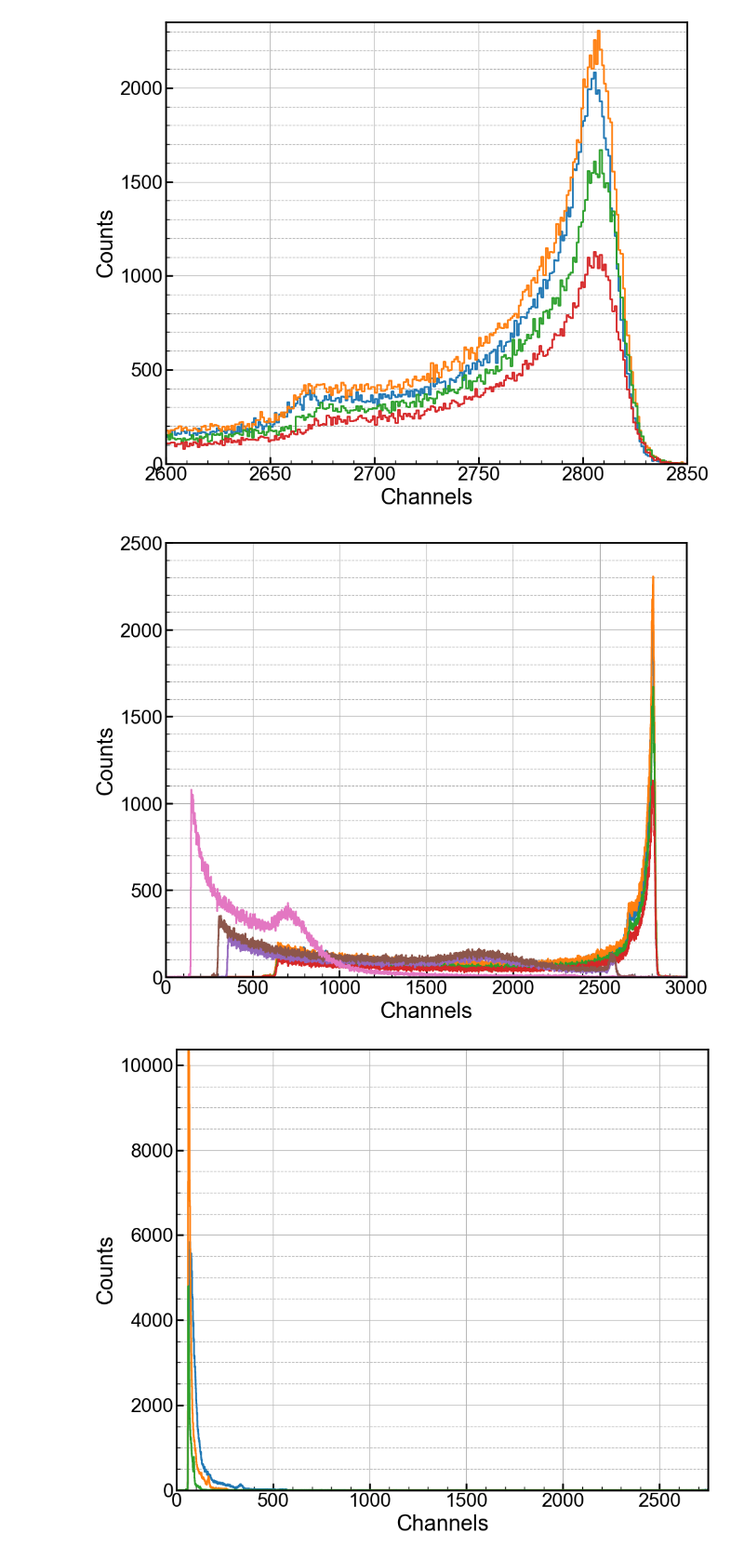
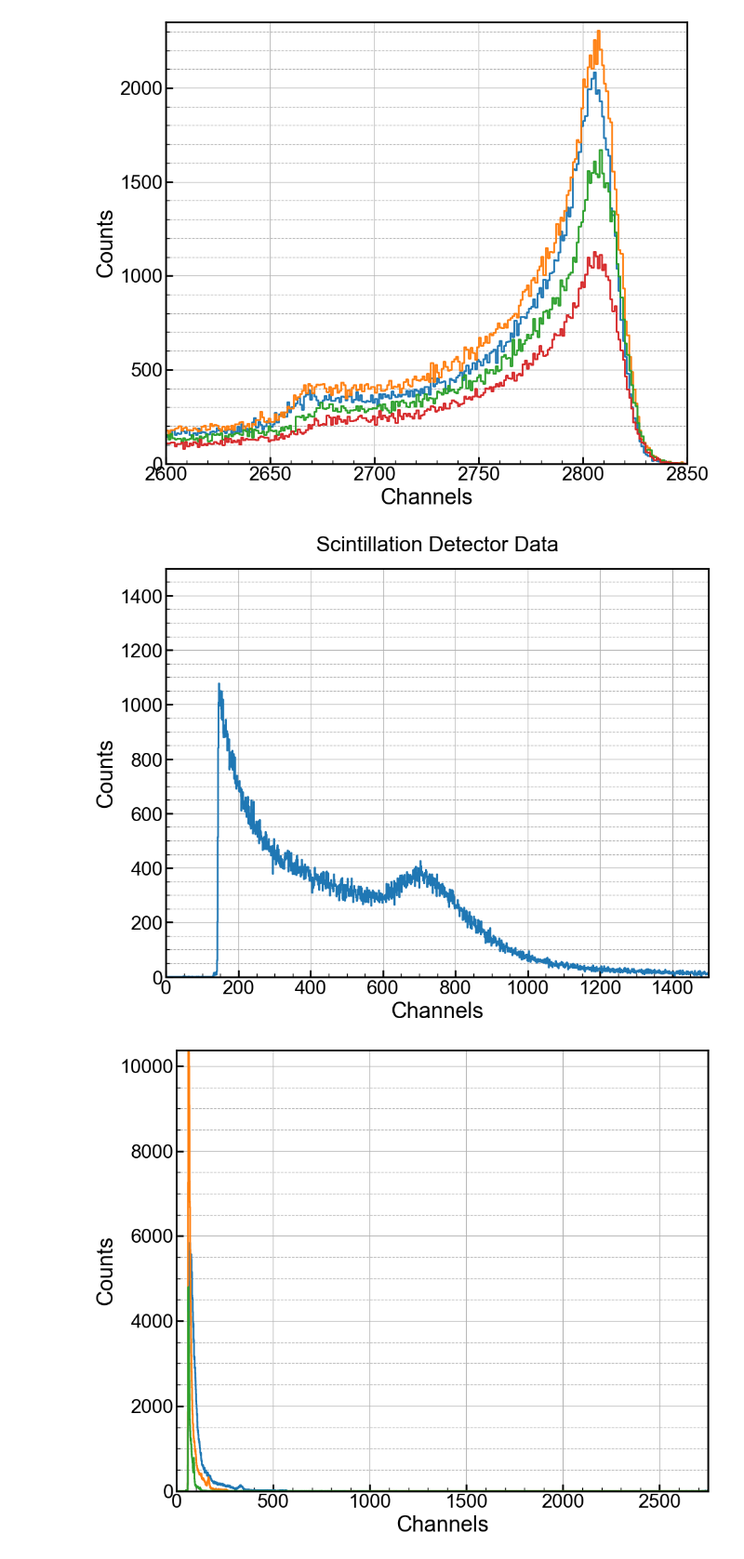
Before and after one commit to villano-lab/NaI_Array_Firmware, a Jupyter notebook: test_firmwares/TrigTest7/data_analysis/Analysis_Notebook/TESTCOPYNaI_Det2_260219_Analysis-Copy1.ipynb, the cells around one changed output. Shown at 93% size. Saved outputs shown, nothing was run; the diff lists cells and outputs as text; code cells hidden in the pictures.

```diff
--- a/test_firmwares/TrigTest7/data_analysis/Analysis_Notebook/TESTCOPYNaI_Det2_260219_Analysis-Copy1.ipynb
+++ b/test_firmwares/TrigTest7/data_analysis/Analysis_Notebook/TESTCOPYNaI_Det2_260219_Analysis-Copy1.ipynb
@@ -113,36 +95,38 @@ plt.show()
 # %%
 #plot 2 setup (900V, 800V, and 700V data)
 fig, axs = plt.subplots(1,1,figsize=(10,8))
 ax1 = axs
+ax1.set_title("Scintillation Detector Data", fontsize=24, pad=20)
 
-ax1.step(x, y)
-ax1.step(x1,y1)
-ax1.step(x2,y2)
-ax1.step(x3,y3)
-ax1.step(x4,y4)
-ax1.step(x5,y5)
+#ax1.step(x, y)
+#ax1.step(x1,y1)
+#ax1.step(x2,y2)
+#ax1.step(x3,y3)
+#ax1.step(x4,y4)
+#ax1.step(x5,y5)
 ax1.step(x9,y9)
 
-ax1.set_xlim(00, 3000)
-ax1.set_ylim(0,2500)
+ax1.set_xlim(00, 1500)
+ax1.set_ylim(0,1500)
 
 ax1.set_xlabel("Channels", fontsize=25)
 ax1.set_ylabel("Counts", fontsize=25)
 
 ax1.grid(True)
 ax1.yaxis.grid(True,which='minor',linestyle='--')
 
 for axis in ['top','bottom','left','right']:
   ax1.spines[axis].set_linewidth(2)
 
+plt.savefig("NEW700V_Data.png")
 plt.tight_layout()
 plt.show()
 
 #Figure out how to make an expected data graph based on the geometry of the detector
 #Also see if can normalize data to that shape to see particle energy not just interacting length and learn about weird data hump. Would that work or only show the noise?
     #Is there a way we can turn this data into the energy the particle has, not just what it deposits, and find speed with that? Would that only work with the 2 detector setup?
 # %% [output]
-[figure, old version]
+[figure, new version]
 # %%
 #900V CALIBRATION TEST
 cosmics = pds.read_csv("../../cosmics_data/Voltage Calibration Data/cosmics_NaI_Det2_30minCalibrationTest900V_260226.txt", skiprows=1, \
```
Also changed, not shown: parts of 2 cells of this notebook, 9 other files.
